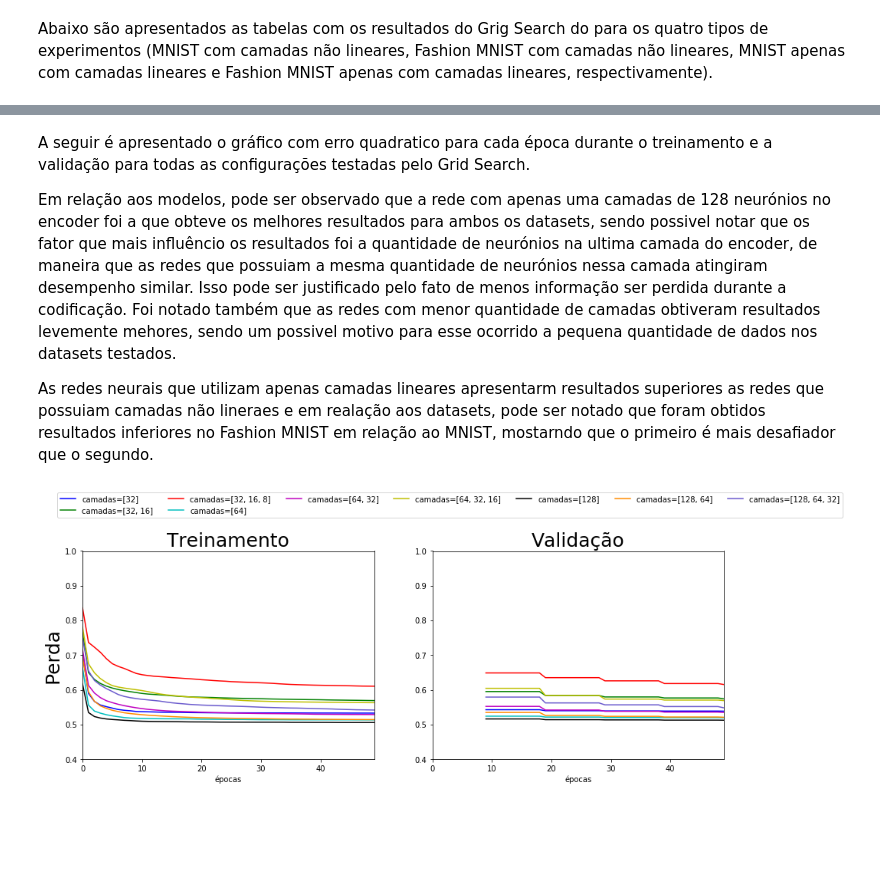
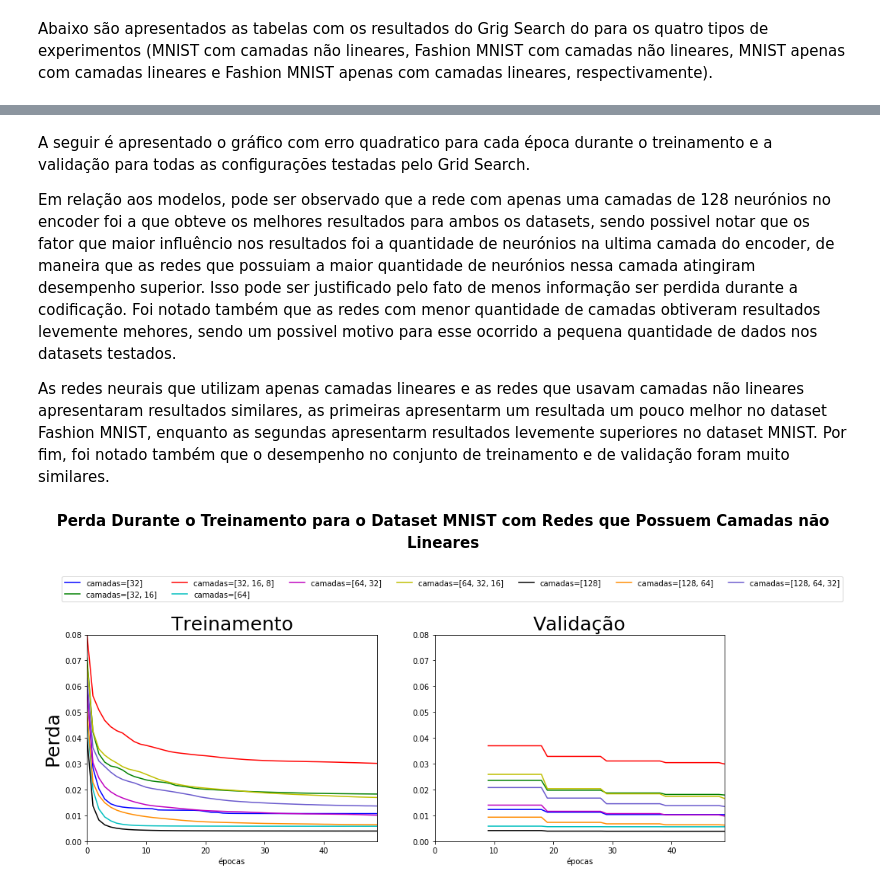
Before and after one commit to felipe-samuel/ExperimentosMLP, a Jupyter notebook: project_04-autoencoder_experiments.ipynb, the cells around one changed output, grey strips where cells are left out. Cells and saved outputs as stored; diff of their text form; code cells hidden in the pictures; blank space fills up the shorter version.

```diff
--- a/project_04-autoencoder_experiments.ipynb
+++ b/project_04-autoencoder_experiments.ipynb
@@ -93,3 +55,6 @@ No código abaixo são os datasets MNIST e Fashion MNIST são carregados por mei
+# %%
+mnist_transform   = transforms.ToTensor()
+f_mnist_transform = transforms.ToTensor()
 # %%
 mnist_train = datasets.MNIST(root='./datasets', train=True,  transform=mnist_transform, target_transform=None, download=True)
 mnist_val   = datasets.MNIST(root='./datasets', train=False, transform=mnist_transform, target_transform=None, download=True)
@@ -494,12 +426,16 @@ final_results_f_mnist_linear
 # %% [markdown]
 A seguir é apresentado  o gráfico com erro quadratico para cada época durante o treinamento e a validação para todas as configurações testadas pelo Grid Search.
 
-Em relação aos modelos, pode ser observado que a rede com apenas uma camadas de 128 neurónios no encoder foi a que obteve os melhores resultados para ambos os datasets, sendo possivel notar que os fator que mais influêncio os resultados foi a quantidade de neurónios na ultima camada do encoder, de maneira que as redes que possuiam a mesma quantidade de neurónios nessa camada atingiram desempenho similar. Isso pode ser justificado pelo fato de menos informação ser perdida durante a codificação.
+Em relação aos modelos, pode ser observado que a rede com apenas uma camadas de 128 neurónios no encoder foi a que obteve os melhores resultados para ambos os datasets, sendo possivel notar que os fator que maior influêncio nos resultados foi a quantidade de neurónios na ultima camada do encoder, de maneira que as redes que possuiam a maior quantidade de neurónios nessa camada atingiram desempenho superior. Isso pode ser justificado pelo fato de menos informação ser perdida durante a codificação.
 Foi notado também que as redes com menor quantidade de camadas obtiveram resultados levemente mehores, sendo um possivel motivo para esse ocorrido a pequena quantidade de dados nos datasets testados.
 
-As redes neurais que utilizam apenas camadas lineares apresentarm resultados superiores as redes que possuiam camadas não lineraes e em realação aos datasets, pode ser notado que foram obtidos resultados inferiores no Fashion MNIST em relação ao MNIST, mostarndo que o primeiro é mais desafiador que o segundo.
+As redes neurais que utilizam apenas camadas lineares e as redes que usavam camadas não lineares apresentaram resultados similares, as primeiras apresentarm um resultada um pouco melhor no dataset Fashion MNIST, enquanto as segundas apresentarm resultados levemente superiores no dataset MNIST. Por fim, foi notado também que o desempenho no conjunto de treinamento e de validação foram muito similares.
 # %%
 colors = ['b','g','r','c','m','y','k','darkorange', 'slateblue', 'lime', 'tan']
-plot_learning_curve(models_results_mnist, params, colors, 'camadas' )
+display(HTML(
+'<b><center>Perda Durante o Treinamento para o Dataset MNIST com Redes que Possuem Camadas não Lineares'
+))
+plot_learning_curve(models_results_mnist, params, colors, 'camadas', ylim=[0,0.08] )
 # %% [output]
+Perda Durante o Treinamento para o Dataset MNIST com Redes que Possuem Camadas não Lineares
-[figure, old version]
+[figure, new version]
```
Also changed, not shown: parts of 49 cells of this notebook.
